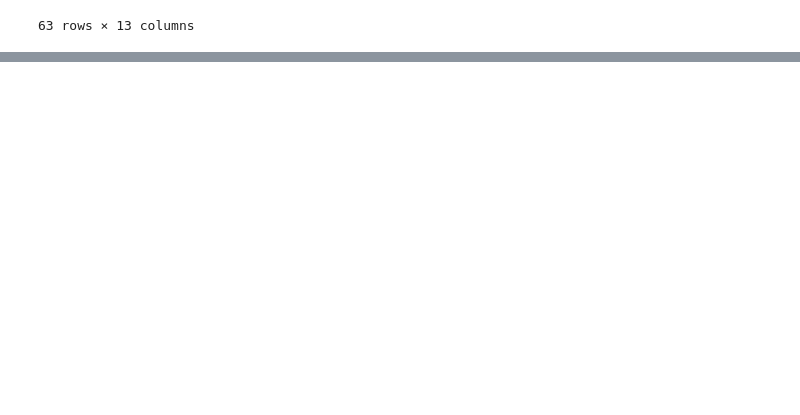
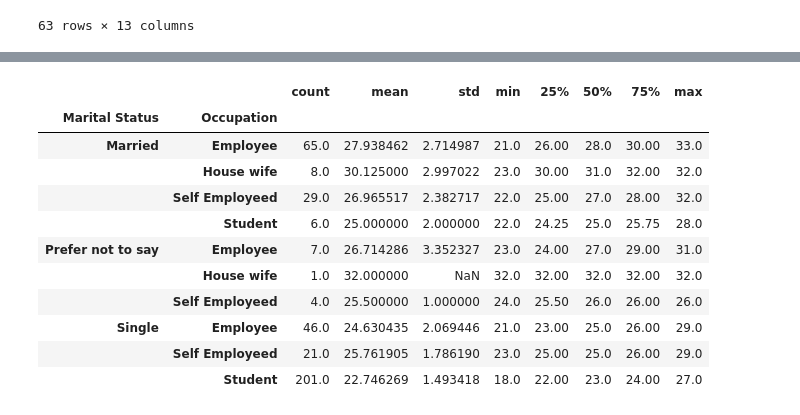
Before and after one commit to FelipeOrlandoLanzara/Data-Science, a Jupyter notebook: 2. Análise de Dados/2.2. Pandas/pandas.ipynb, the cells around one changed output, grey strips where cells are left out. Cells and saved outputs as stored; diff of their text form; code cells hidden in the pictures; blank space fills up the shorter version.

Commit message:
groupby, valuecounts, remover e adicionar colunas

```diff
--- a/2. Análise de Dados/2.2. Pandas/pandas.ipynb
+++ b/2. Análise de Dados/2.2. Pandas/pandas.ipynb
@@ -669,0 +696,19 @@ df.query("Occupation in ['Self Employeed', 'House wife']")
+# %%
+# Segundo Exemplo:
+
+# Neste outro exemplo ele agrupa o estado civil ()
+
+df.groupby(["Marital Status", "Occupation"])["Age"].describe()
+# %% [output]
+|  |  | count | mean | std | min | 25% | 50% | 75% | max |
+| Marital Status | Occupation |  |  |  |  |  |  |  |  |
+| Married | Employee | 65.0 | 27.938462 | 2.714987 | 21.0 | 26.00 | 28.0 | 30.00 | 33.0 |
+|  | House wife | 8.0 | 30.125000 | 2.997022 | 23.0 | 30.00 | 31.0 | 32.00 | 32.0 |
+|  | Self Employeed | 29.0 | 26.965517 | 2.382717 | 22.0 | 25.00 | 27.0 | 28.00 | 32.0 |
+|  | Student | 6.0 | 25.000000 | 2.000000 | 22.0 | 24.25 | 25.0 | 25.75 | 28.0 |
+| Prefer not to say | Employee | 7.0 | 26.714286 | 3.352327 | 23.0 | 24.00 | 27.0 | 29.00 | 31.0 |
+|  | House wife | 1.0 | 32.000000 | NaN | 32.0 | 32.00 | 32.0 | 32.00 | 32.0 |
+|  | Self Employeed | 4.0 | 25.500000 | 1.000000 | 24.0 | 25.50 | 26.0 | 26.00 | 26.0 |
+| Single | Employee | 46.0 | 24.630435 | 2.069446 | 21.0 | 23.00 | 25.0 | 26.00 | 29.0 |
+|  | Self Employeed | 21.0 | 25.761905 | 1.786190 | 23.0 | 25.00 | 25.0 | 26.00 | 29.0 |
+|  | Student | 201.0 | 22.746269 | 1.493418 | 18.0 | 22.00 | 23.0 | 24.00 | 27.0 |
```
Also changed, not shown: parts of 20 cells of this notebook.
